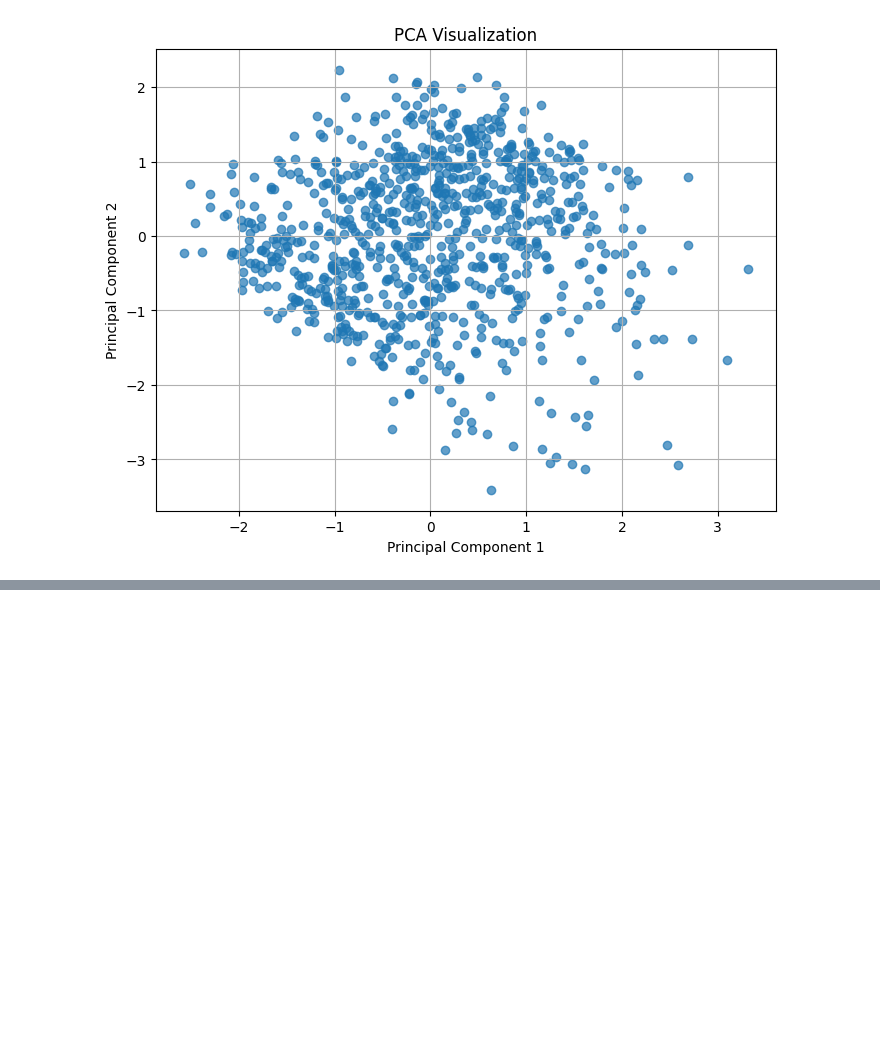
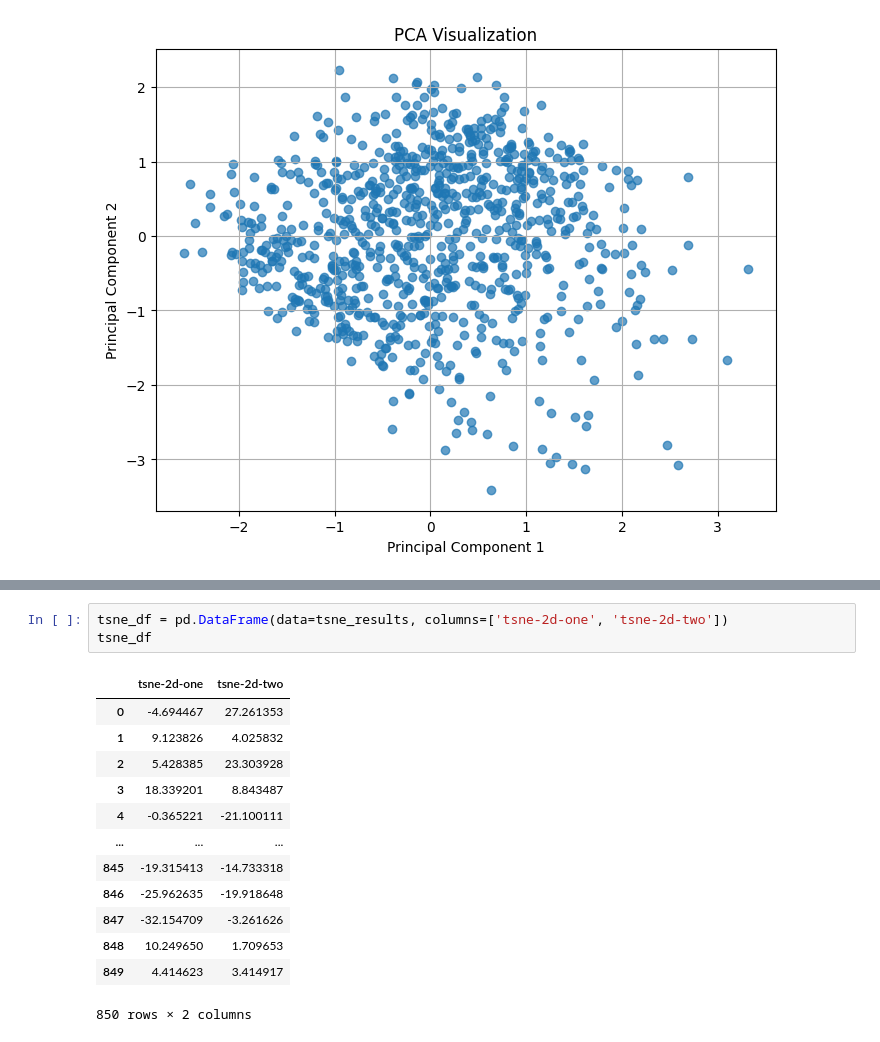
Before and after one commit to muzu1232005/iitmemimzdemo1, a Jupyter notebook: FeatureEngineering-BankingData.ipynb, the cells around one changed output, grey strips where cells are left out. Drawn from its saved outputs; the diff is of its cells as text; blank space fills up the shorter version.

```diff
--- a/FeatureEngineering-BankingData.ipynb
+++ b/FeatureEngineering-BankingData.ipynb
@@ -383,0 +438,17 @@ plt.show()
+# %%
+tsne_df = pd.DataFrame(data=tsne_results, columns=['tsne-2d-one', 'tsne-2d-two'])
+tsne_df
+# %% [output]
+|  | tsne-2d-one | tsne-2d-two |
+| 0 | -4.694467 | 27.261353 |
+| 1 | 9.123826 | 4.025832 |
+| 2 | 5.428385 | 23.303928 |
+| 3 | 18.339201 | 8.843487 |
+| 4 | -0.365221 | -21.100111 |
+| ... | ... | ... |
+| 845 | -19.315413 | -14.733318 |
+| 846 | -25.962635 | -19.918648 |
+| 847 | -32.154709 | -3.261626 |
+| 848 | 10.249650 | 1.709653 |
+| 849 | 4.414623 | 3.414917 |
+850 rows × 2 columns
```
Also changed, not shown: parts of 9 cells of this notebook, 2 other files.
